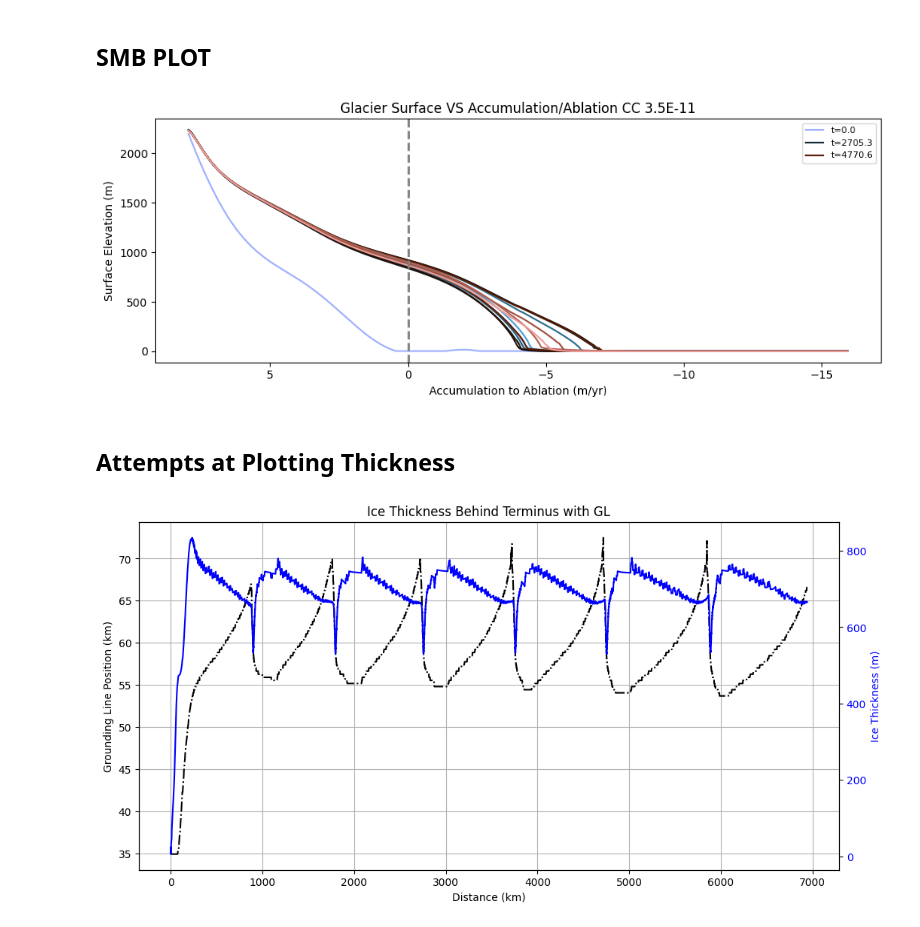
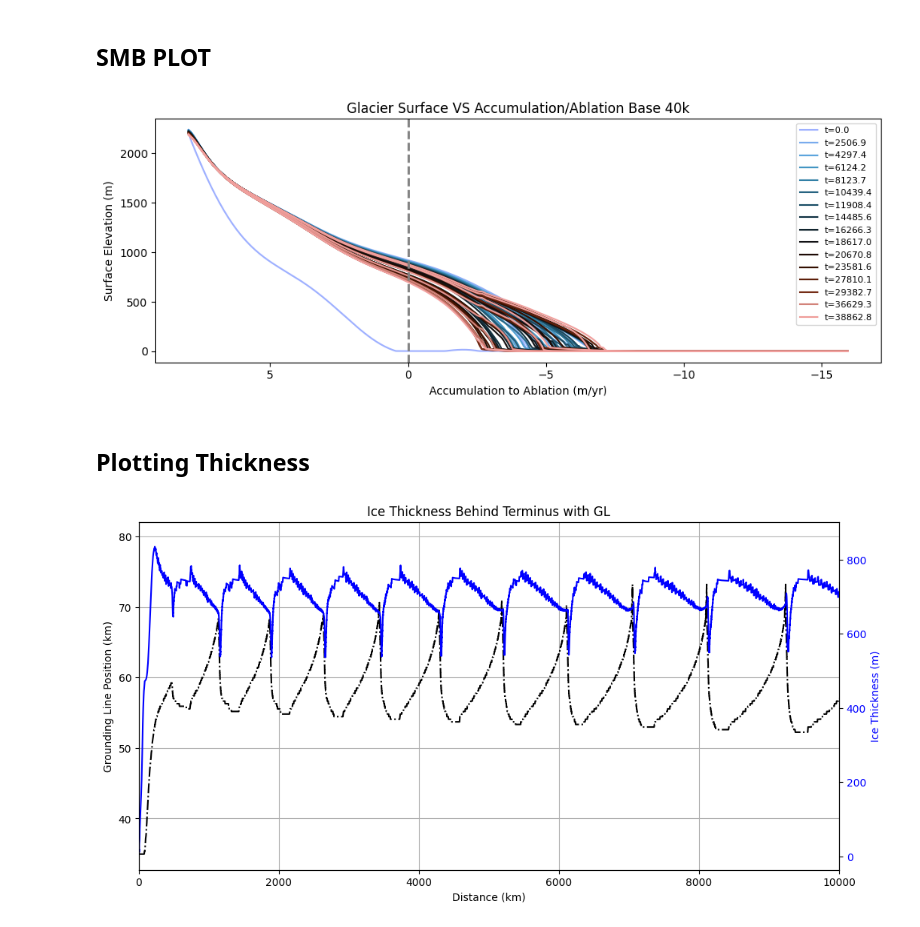
Before and after one commit to ktlix2ski/brinkmodeltest, a Jupyter notebook: Analysis/EasyQuickWorkbook.ipynb, the cells around one changed output. Saved outputs shown, nothing was run; the diff lists cells and outputs as text; code cells hidden in the pictures.

```diff
--- a/Analysis/EasyQuickWorkbook.ipynb
+++ b/Analysis/EasyQuickWorkbook.ipynb
@@ -23,9 +23,9 @@ def get_GL_index(gl_array):
 # %% [markdown]
 # INPUT: TEST VARIABLE + TEST VALUE + FILEPATH
 # %%
-variable = "CC"
-value = "3.5E-11"
-path = "/home/kayatroyer/Repositories/brinkmodeltest/Output/Variable_Dictionaries/DATA_Dictionary_2025_04_30__15_34_44.pkl.gz"
+variable = "Base"
+value = "40k"
+path = "/media/kayatroyer/KayaDrive/Thesis/OfficialExperimentRuns/20kTests/40K_Base_test/DATA_Dictionary_2025_04_23__15_33_25.pkl.gz"
 with gzip.open(path, 'rb') as f:
     DATA_dict = pickle.load(f)
 
@@ -287,9 +295,9 @@ plt.tight_layout()
 plt.show()
 # fig.savefig("/media/kayatroyer/KayaDrive/Thesis/OfficialExperimentRuns/20kTests/40K_Base_test/SMB_plot_40k_default.svg", format ="svg", bbox_inches='tight')
 # %% [output]
-[figure, old version]
+[figure, new version]
 # %% [markdown]
-## Attempts at Plotting Thickness
+## Plotting Thickness
 # %%
 term_thinning = []
 dist_behind_terminus = 50
@@ -303,31 +311,35 @@ for t in time_steps:
     if len(terminus_indices) == 0:
         term_thinning.append(np.nan)
         continue
 
     terminus = terminus_indices[-1]
 
     if terminus >= dist_behind_terminus:
         term_H = H_[terminus - dist_behind_terminus]
     else:
         term_H = np.nan
 
     term_thinning.append(term_H)
 
 fig, ax1 = plt.subplots(figsize=(12, 6))
 
 ax1.plot(time, GL_km, label='Grounding Line Position', ls = 'dashdot', color='black')
 ax1.set_xlabel(xaxis_vel)
 ax1.set_ylabel(yaxis_GL_better, color='black')
 ax1.tick_params(axis='y', labelcolor='black')
+ax1.set_xlim(0,10000)
 ax1.grid()
 
 # Secondary axis for velocities
 ax2 = ax1.twinx()
 ax2.plot(time_steps, term_thinning, color='blue', linestyle='-', label=f'Thickness {dist_behind_terminus} nodes behind terminus')
 ax2.set_ylabel(("Ice Thickness (m)"), color='blue')
 ax2.tick_params(axis='y', labelcolor='blue')
 
+
 plt.title("Ice Thickness Behind Terminus with GL")
 plt.show()
+
+fig.savefig("/media/kayatroyer/KayaDrive/Thesis/OfficialExperimentRuns/20kTests/40K_Base_test/Thickness_plot_40k_default.svg", format ="svg", bbox_inches='tight')
 # %% [output]
-[figure, old version]
+[figure, new version]
```
Also changed, not shown: parts of 11 cells of this notebook, 3 other files.
